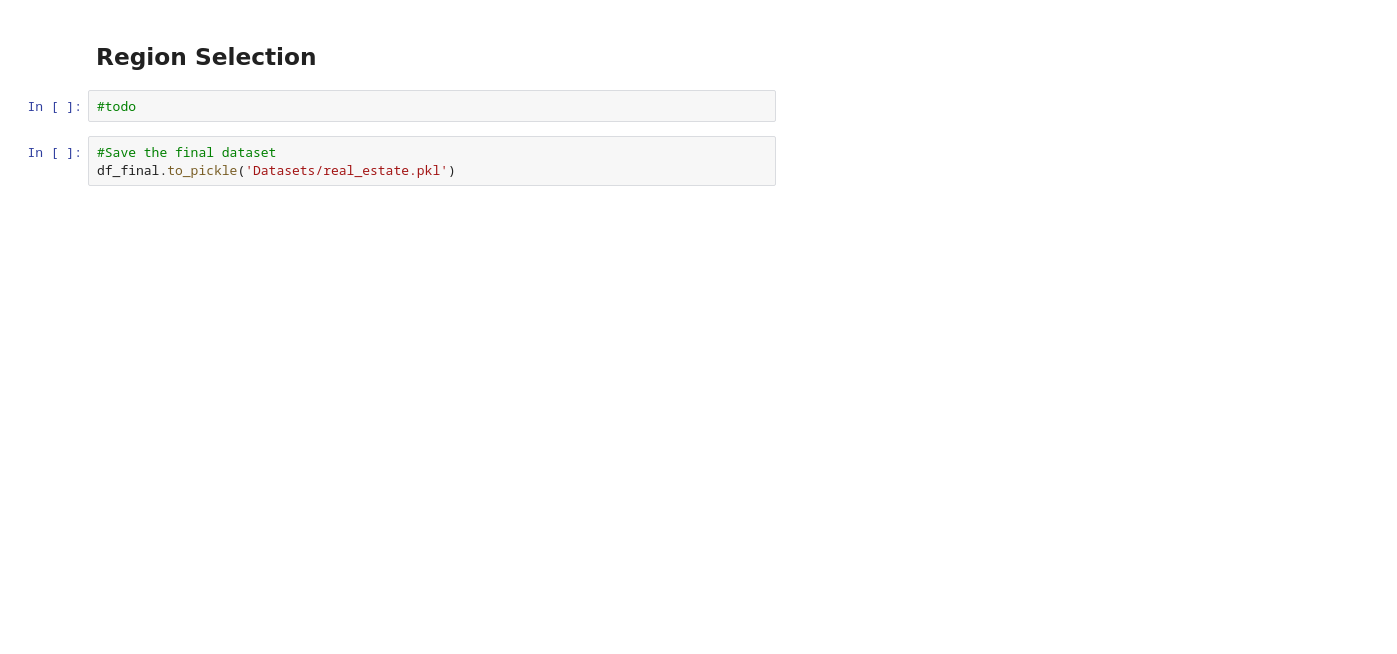
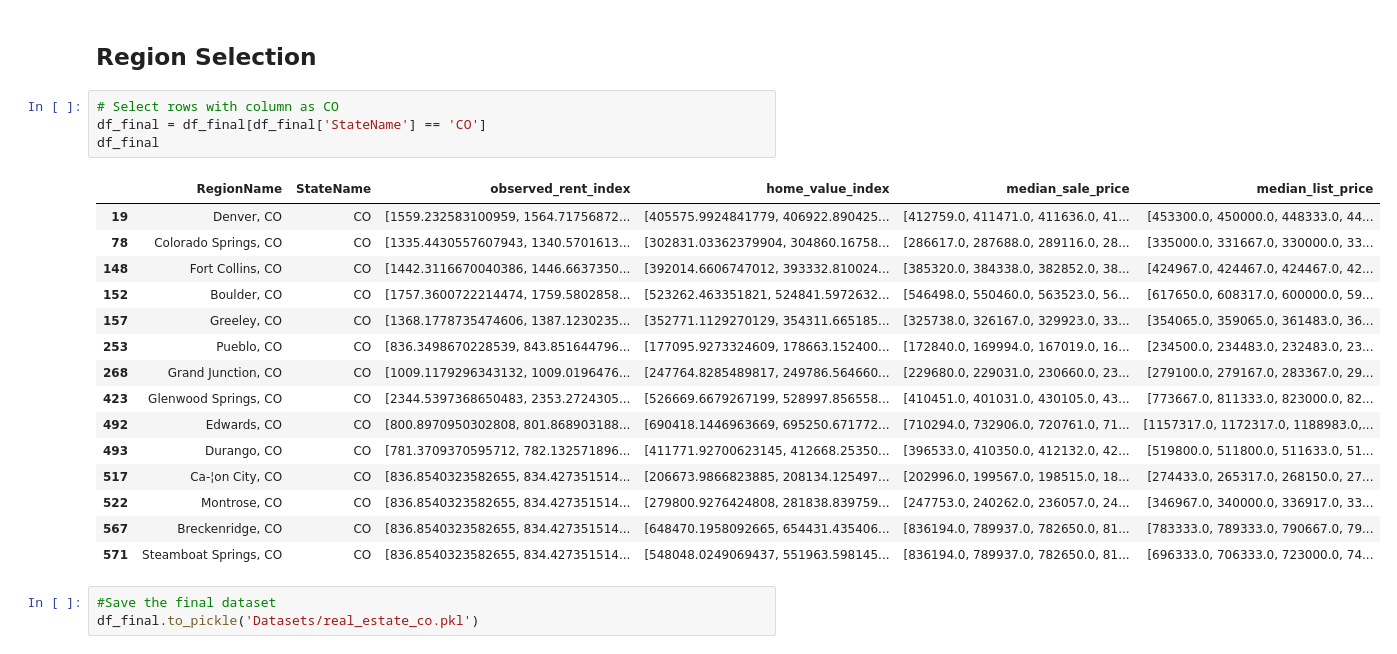
Before and after one commit to prnv19/Buy-vs-Rent, a Jupyter notebook: data_cleaning.ipynb, the cells around one changed output. Saved outputs shown, nothing was run; the diff lists cells and outputs as text; blank space fills up the shorter version.

Commit message:
Added CO dataset

```diff
--- a/data_cleaning.ipynb
+++ b/data_cleaning.ipynb
@@ -338,7 +338,25 @@ df_final
 # %% [markdown]
 ## Region Selection
-# %%
-#todo
+# %%
+# Select rows with column as CO
+df_final = df_final[df_final['StateName'] == 'CO']
+df_final
+# %% [output]
+|  | RegionName | StateName | observed_rent_index | home_value_index | median_sale_price | median_list_price |
+| 19 | Denver, CO | CO | [1559.232583100959, 1564.71756872... | [405575.9924841779, 406922.890425... | [412759.0, 411471.0, 411636.0, 41... | [453300.0, 450000.0, 448333.0, 44... |
+| 78 | Colorado Springs, CO | CO | [1335.4430557607943, 1340.5701613... | [302831.03362379904, 304860.16758... | [286617.0, 287688.0, 289116.0, 28... | [335000.0, 331667.0, 330000.0, 33... |
+| 148 | Fort Collins, CO | CO | [1442.3116670040386, 1446.6637350... | [392014.6606747012, 393332.810024... | [385320.0, 384338.0, 382852.0, 38... | [424967.0, 424467.0, 424467.0, 42... |
+| 152 | Boulder, CO | CO | [1757.3600722214474, 1759.5802858... | [523262.463351821, 524841.5972632... | [546498.0, 550460.0, 563523.0, 56... | [617650.0, 608317.0, 600000.0, 59... |
+| 157 | Greeley, CO | CO | [1368.1778735474606, 1387.1230235... | [352771.1129270129, 354311.665185... | [325738.0, 326167.0, 329923.0, 33... | [354065.0, 359065.0, 361483.0, 36... |
+| 253 | Pueblo, CO | CO | [836.3498670228539, 843.851644796... | [177095.9273324609, 178663.152400... | [172840.0, 169994.0, 167019.0, 16... | [234500.0, 234483.0, 232483.0, 23... |
+| 268 | Grand Junction, CO | CO | [1009.1179296343132, 1009.0196476... | [247764.8285489817, 249786.564660... | [229680.0, 229031.0, 230660.0, 23... | [279100.0, 279167.0, 283367.0, 29... |
+| 423 | Glenwood Springs, CO | CO | [2344.5397368650483, 2353.2724305... | [526669.6679267199, 528997.856558... | [410451.0, 401031.0, 430105.0, 43... | [773667.0, 811333.0, 823000.0, 82... |
+| 492 | Edwards, CO | CO | [800.8970950302808, 801.868903188... | [690418.1446963669, 695250.671772... | [710294.0, 732906.0, 720761.0, 71... | [1157317.0, 1172317.0, 1188983.0,... |
+| 493 | Durango, CO | CO | [781.3709370595712, 782.132571896... | [411771.92700623145, 412668.25350... | [396533.0, 410350.0, 412132.0, 42... | [519800.0, 511800.0, 511633.0, 51... |
+| 517 | Ca-¦on City, CO | CO | [836.8540323582655, 834.427351514... | [206673.9866823885, 208134.125497... | [202996.0, 199567.0, 198515.0, 18... | [274433.0, 265317.0, 268150.0, 27... |
+| 522 | Montrose, CO | CO | [836.8540323582655, 834.427351514... | [279800.9276424808, 281838.839759... | [247753.0, 240262.0, 236057.0, 24... | [346967.0, 340000.0, 336917.0, 33... |
+| 567 | Breckenridge, CO | CO | [836.8540323582655, 834.427351514... | [648470.1958092665, 654431.435406... | [836194.0, 789937.0, 782650.0, 81... | [783333.0, 789333.0, 790667.0, 79... |
+| 571 | Steamboat Springs, CO | CO | [836.8540323582655, 834.427351514... | [548048.0249069437, 551963.598145... | [836194.0, 789937.0, 782650.0, 81... | [696333.0, 706333.0, 723000.0, 74... |
 # %%
 #Save the final dataset
-df_final.to_pickle('Datasets/real_estate.pkl')
+df_final.to_pickle('Datasets/real_estate_co.pkl')
```
Also changed, not shown: parts of 2 cells of this notebook, 1 other file.
